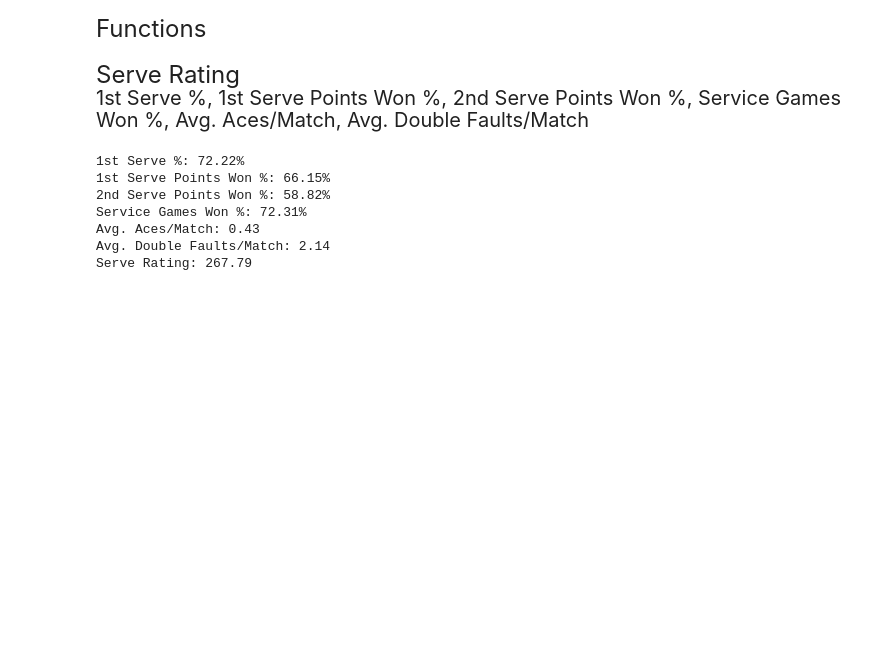
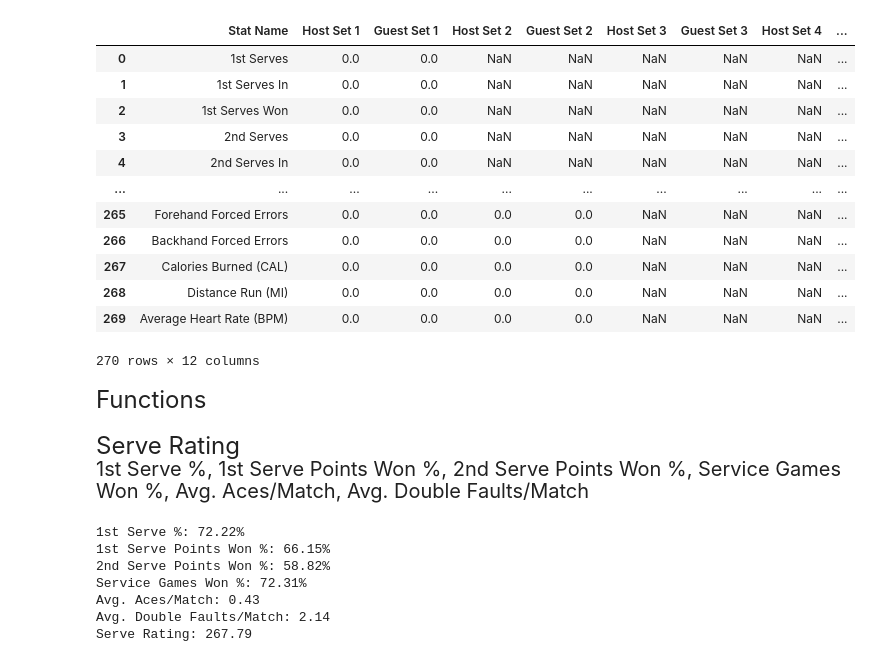
Before and after one commit to cjgimena/consulting-spring2025, a Jupyter notebook: season_report/summary_page/Shot_Ratings.ipynb, the cells around one changed output. Drawn from its saved outputs; the diff is of its cells as text; code cells hidden in the pictures; blank space fills up the shorter version.

```diff
--- a/season_report/summary_page/Shot_Ratings.ipynb
+++ b/season_report/summary_page/Shot_Ratings.ipynb
@@ -2,4 +2,4 @@
 import pandas as pd
 
 # Load all sheets into a dictionary
-shot_ratings_file = pd.read_excel("combined.xlsx", sheet_name=None, engine="openpyxl")
+shot_ratings_file = pd.read_excel("../../data/mens/Rudy Quan/combined.xlsx", sheet_name=None, engine="openpyxl")
@@ -7,6 +27,22 @@ shot_ratings_file = pd.read_excel("combined.xlsx", sheet_name=None, engine="open
 stats_df = shot_ratings_file['Stats']
 games_df = shot_ratings_file['Games']
 points_df = shot_ratings_file['Points']
+# %%
+stats_df
+# %% [output]
+|  | Stat Name | Host Set 1 | Guest Set 1 | Host Set 2 | Guest Set 2 | Host Set 3 | Guest Set 3 | Host Set 4 | ... |
+| 0 | 1st Serves | 0.0 | 0.0 | NaN | NaN | NaN | NaN | NaN | ... |
+| 1 | 1st Serves In | 0.0 | 0.0 | NaN | NaN | NaN | NaN | NaN | ... |
+| 2 | 1st Serves Won | 0.0 | 0.0 | NaN | NaN | NaN | NaN | NaN | ... |
+| 3 | 2nd Serves | 0.0 | 0.0 | NaN | NaN | NaN | NaN | NaN | ... |
+| 4 | 2nd Serves In | 0.0 | 0.0 | NaN | NaN | NaN | NaN | NaN | ... |
+| ... | ... | ... | ... | ... | ... | ... | ... | ... | ... |
+| 265 | Forehand Forced Errors | 0.0 | 0.0 | 0.0 | 0.0 | NaN | NaN | NaN | ... |
+| 266 | Backhand Forced Errors | 0.0 | 0.0 | 0.0 | 0.0 | NaN | NaN | NaN | ... |
+| 267 | Calories Burned (CAL) | 0.0 | 0.0 | 0.0 | 0.0 | NaN | NaN | NaN | ... |
+| 268 | Distance Run (MI) | 0.0 | 0.0 | 0.0 | 0.0 | NaN | NaN | NaN | ... |
+| 269 | Average Heart Rate (BPM) | 0.0 | 0.0 | 0.0 | 0.0 | NaN | NaN | NaN | ... |
+270 rows × 12 columns
 # %%
 filtered_stats_df = stats_df[stats_df['Host Set 2'].notna()]
 # %% [markdown]
```
Also changed, not shown: parts of 1 cell of this notebook, 3 other files.
